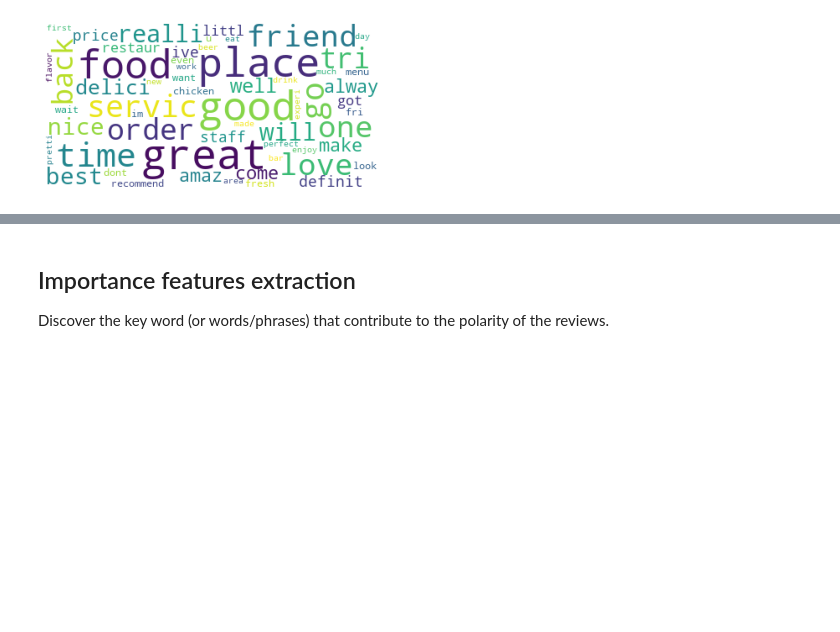
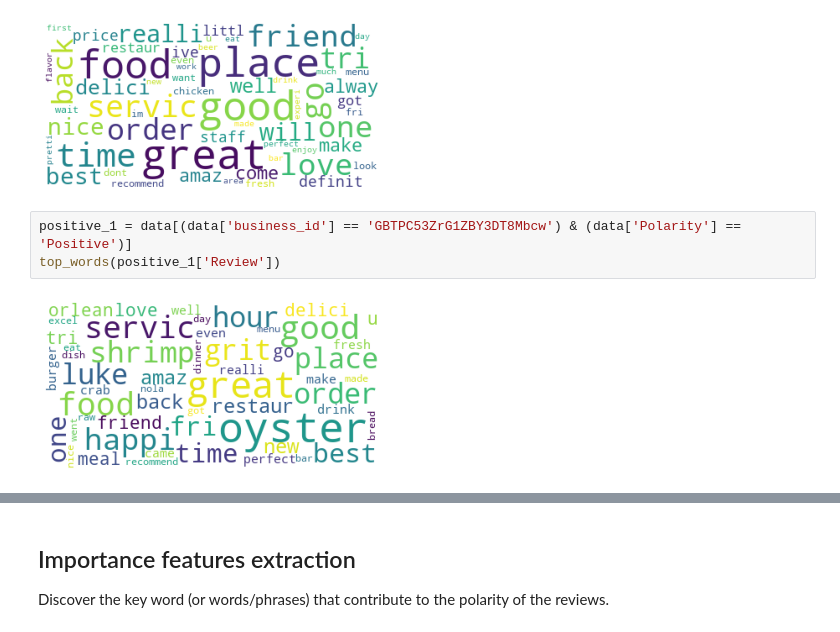
Before and after one commit to dailyLi/yelp_da, a Jupyter notebook: Yelp_word_cloud.ipynb, the cells around one changed output, grey strips where cells are left out. Drawn from its saved outputs; the diff is of its cells as text; blank space fills up the shorter version.

```diff
--- a/Yelp_word_cloud.ipynb
+++ b/Yelp_word_cloud.ipynb
@@ -138,3 +138,8 @@ positive = data['Review'][data['Polarity'] == "Positive"].head(10000)
 top_words(positive)
 # %% [output]
 [figure]
+# %%
+positive_1 = data[(data['business_id'] == 'GBTPC53ZrG1ZBY3DT8Mbcw') & (data['Polarity'] == 'Positive')]
+top_words(positive_1['Review'])
+# %% [output]
+[figure, added]
```
Also changed, not shown: parts of 1 cell of this notebook.
